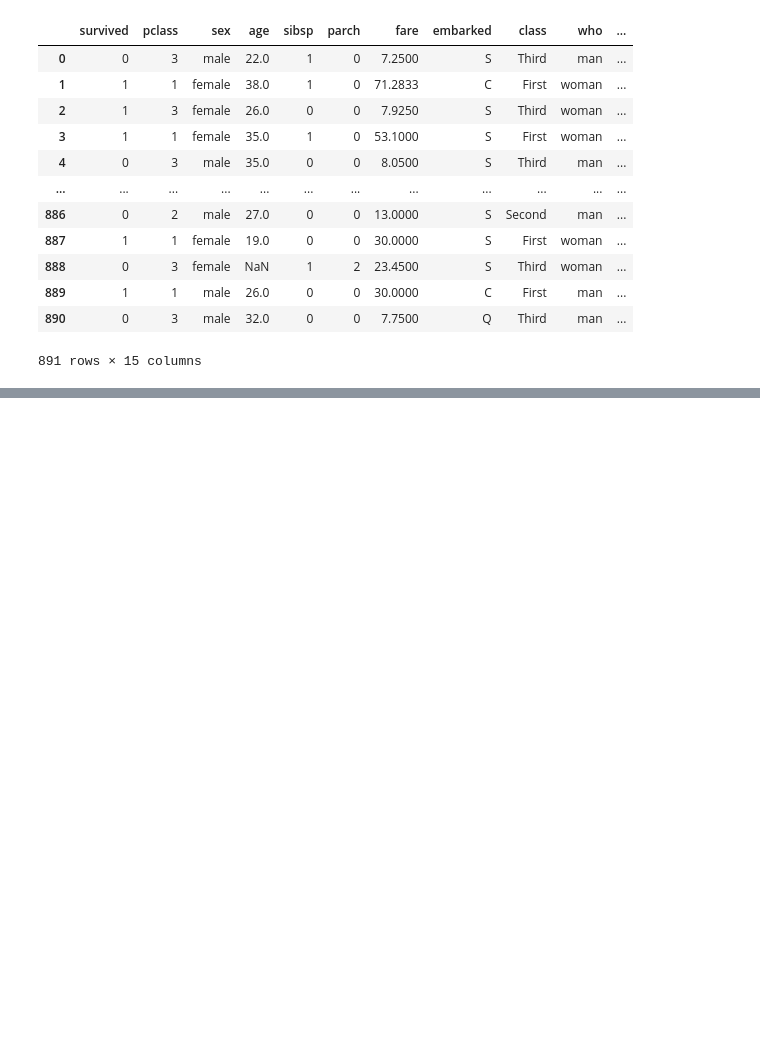
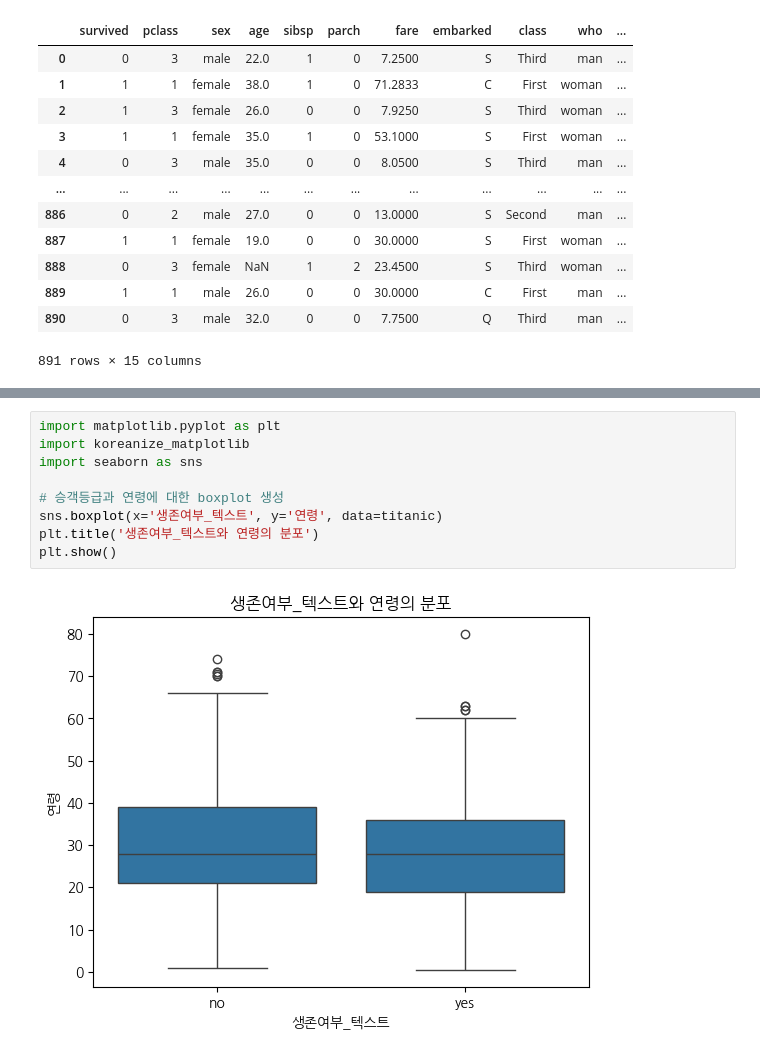
Before and after one commit to An0jin/Titanic, a Jupyter notebook: main.ipynb, the cells around one changed output, grey strips where cells are left out. Drawn from its saved outputs; the diff is of its cells as text; blank space fills up the shorter version.

```diff
--- a/main.ipynb
+++ b/main.ipynb
@@ -37,0 +203,11 @@ titanic
+# %%
+import matplotlib.pyplot as plt
+import koreanize_matplotlib
+import seaborn as sns
+
+# 승객등급과 연령에 대한 boxplot 생성
+sns.boxplot(x='생존여부_텍스트', y='연령', data=titanic)
+plt.title('생존여부_텍스트와 연령의 분포')
+plt.show()
+# %% [output]
+[figure, added]
```
Also changed, not shown: parts of 9 cells of this notebook, 1 other file.
